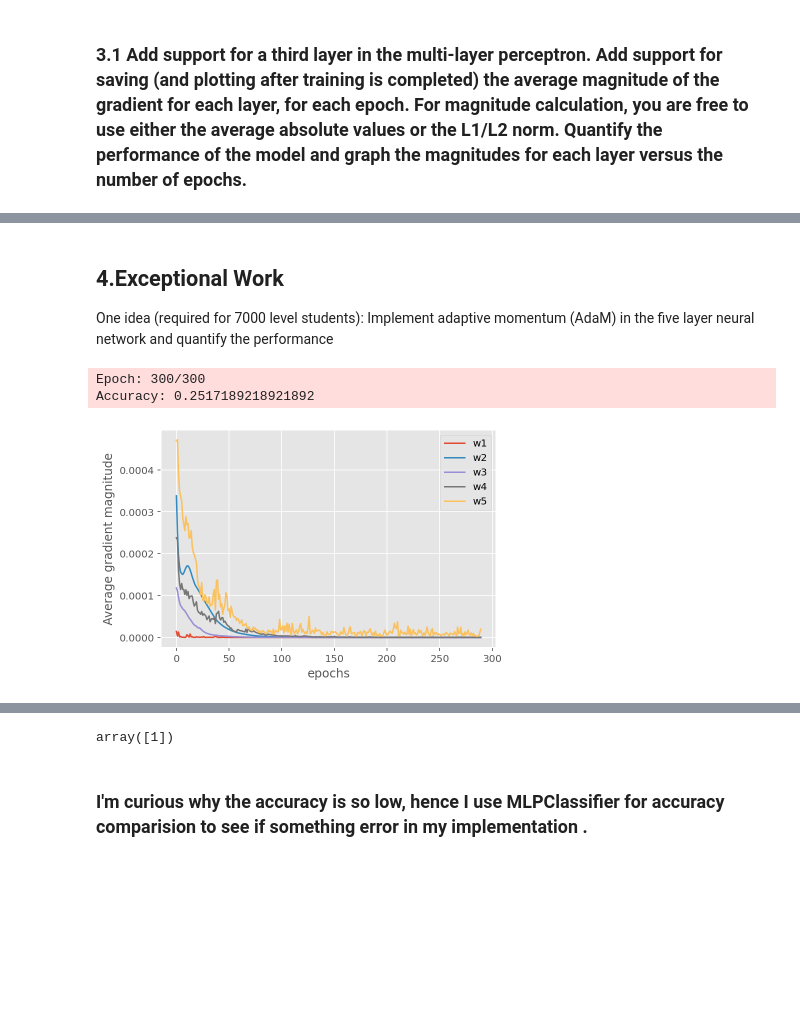
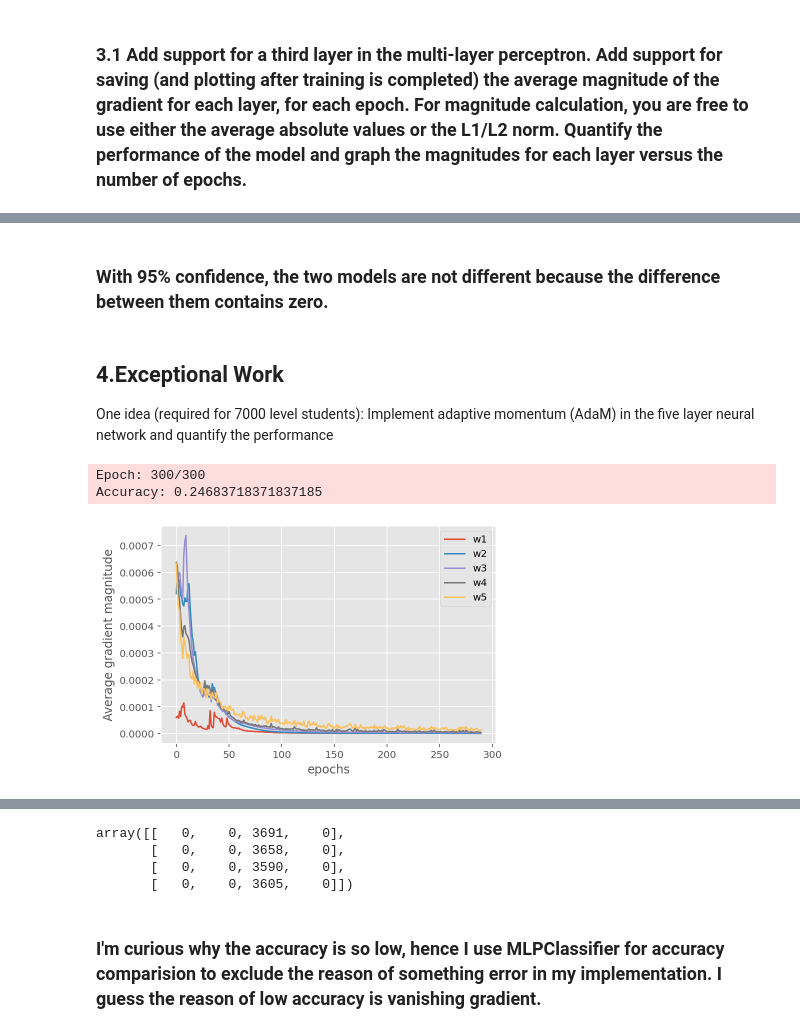
Before and after one commit to amor-tsai/MachineLearningNotebooks, a Jupyter notebook: Lab4.ipynb, the cells around one changed output, grey strips where cells are left out. Drawn from its saved outputs; the diff is of its cells as text; code cells hidden in the pictures; blank space fills up the shorter version.

```diff
--- a/Lab4.ipynb
+++ b/Lab4.ipynb
@@ -388,14 +415,14 @@ class TwoLayerPerceptron(TwoLayerPerceptronBase):
 ### 2.1 Use the example two-layer perceptron network from the class example and quantify performance using accuracy. Do not normalize or one-hot encode the data (not yet). Be sure that training converges by graphing the loss function versus the number of epochs.
 # %%
 params = dict(n_hidden=300,
-              l2=0.0, # tradeoff L2 regularizer
-              epochs=200, # iterations
-              eta=1e-1,  # learning rate
+              l2_C=0.0, # tradeoff L2 regularizer
+              epochs=500, # iterations
+              eta=1e-2,  # learning rate
               random_state=1,
               onehot=False,
-              alpha=1e-2,
+              alpha=0,
               decrease_const=0.1,
-              minibatches=len(X_train)/256,
+              minibatches=len(X_train)/1024,
               shuffle=True
               )
 # %%
@@ -415,8 +443,9 @@ Wall time: 32.2 s
 ### 2.2 Now normalize the continuous numeric feature data. Use the example two-layer perceptron network from the class example and quantify performance using accuracy. Be sure that training converges by graphing the loss function versus the number of epochs.
 # %%
 %%time
-params['epochs'] = 500
-params['l2']=1e-2
+# nn2 is 2 layers neural network implementation with normalization but without one-hot encode
+params['epochs'] = 1000
+params['l2_C']=1e-2
 nn2 = TwoLayerPerceptron(**params)
 nn2.fit(X_train, y_train, print_progress=1)
 print()
@@ -611,14 +673,14 @@ class ThreeLayerPerceptron(TwoLayerPerceptronBase):
         return self
 # %%
 params = dict(n_hidden=50,
-              l2=1e-2, # tradeoff L2 regularizer
+              l2_C=1e-2, # tradeoff L2 regularizer
               epochs=500, # iterations
               eta=1e-2,  # learning rate
               random_state=1,
               onehot=True,
-              alpha=1e-2,
+              alpha=0,
               decrease_const=0.1,
-              minibatches=len(X_train)/256,
+              minibatches=256,
               shuffle=True
               )
 # %%
@@ -1009,0 +1076,10 @@ Wall time: 3min 22s
+# %%
+%%time
+params['eta'] = 1e-02
+params['alpha'] = 1e-01
+
+nn_5l_momentum = FiveLayerPerceptron(**params)
+nn_5l_momentum.fit(X_train, y_train, print_progress=1)
+print()
+print('Accuracy:',accuracy_score(y_test,nn_5l_momentum.predict(X_test)))
+nn_5l_momentum.graph_gradient()
@@ -1010,3 +1107,5 @@ Wall time: 3min 22s
+# %% [markdown]
+### With 95% confidence, the two models are not different because the difference between them contains zero.
 # %% [markdown]
 ## 4.Exceptional Work
 
@@ -1141,26 +1240,26 @@ class FiveLayerPerceptronAdam(FiveLayerPerceptron):
 # %%
 %%time
 params = dict(n_hidden=50,
-              l2=1e-2, # tradeoff L2 regularizer
+              l2_C=1e-2, # tradeoff L2 regularizer
               epochs=300, # iterations
               eta=1e-2,  # learning rate
               random_state=1,
               onehot=True,
-              alpha=1e-2,
+              alpha=0.9,
               decrease_const=0.1,
-              minibatches=len(X_train)/64,
+              minibatches=256,
               shuffle=True,
               beta1 = 0.9,
-              beta2 = 0.999,
+              beta2 = 0.99,
               epsilon = 1e-08
               )
 
 nn_5l_adm = FiveLayerPerceptronAdam(**params)
 nn_5l_adm.fit(X_train, y_train, print_progress=1)
 print()
 print('Accuracy:',accuracy_score(y_test,nn_5l_adm.predict(X_test)))
 nn_5l_adm.graph_gradient()
 # %% [output]
 Epoch: 300/300
-Accuracy: 0.2517189218921892
+Accuracy: 0.24683718371837185
-[figure, old version]
+[figure, new version]
@@ -1169,8 +1268,10 @@ Wall time: 4min 22s
 # %%
-yaaaaa = nn_5l_adm.predict(X_test)
-np.unique(yaaaaa)
+mt.confusion_matrix(y_test,nn_5l_adm.predict(X_test))
 # %% [output]
-array([1])
+array([[   0,    0, 3691,    0],
+       [   0,    0, 3658,    0],
+       [   0,    0, 3590,    0],
+       [   0,    0, 3605,    0]])
 # %% [markdown]
-### I'm curious why the accuracy is so low, hence I use MLPClassifier for accuracy comparision to see if something error in my implementation .
+### I'm curious why the accuracy is so low, hence I use MLPClassifier for accuracy comparision to exclude the reason of something error in my implementation. I guess the reason of low accuracy is vanishing gradient.
 # %%
```
Also changed, not shown: parts of 22 cells of this notebook.
